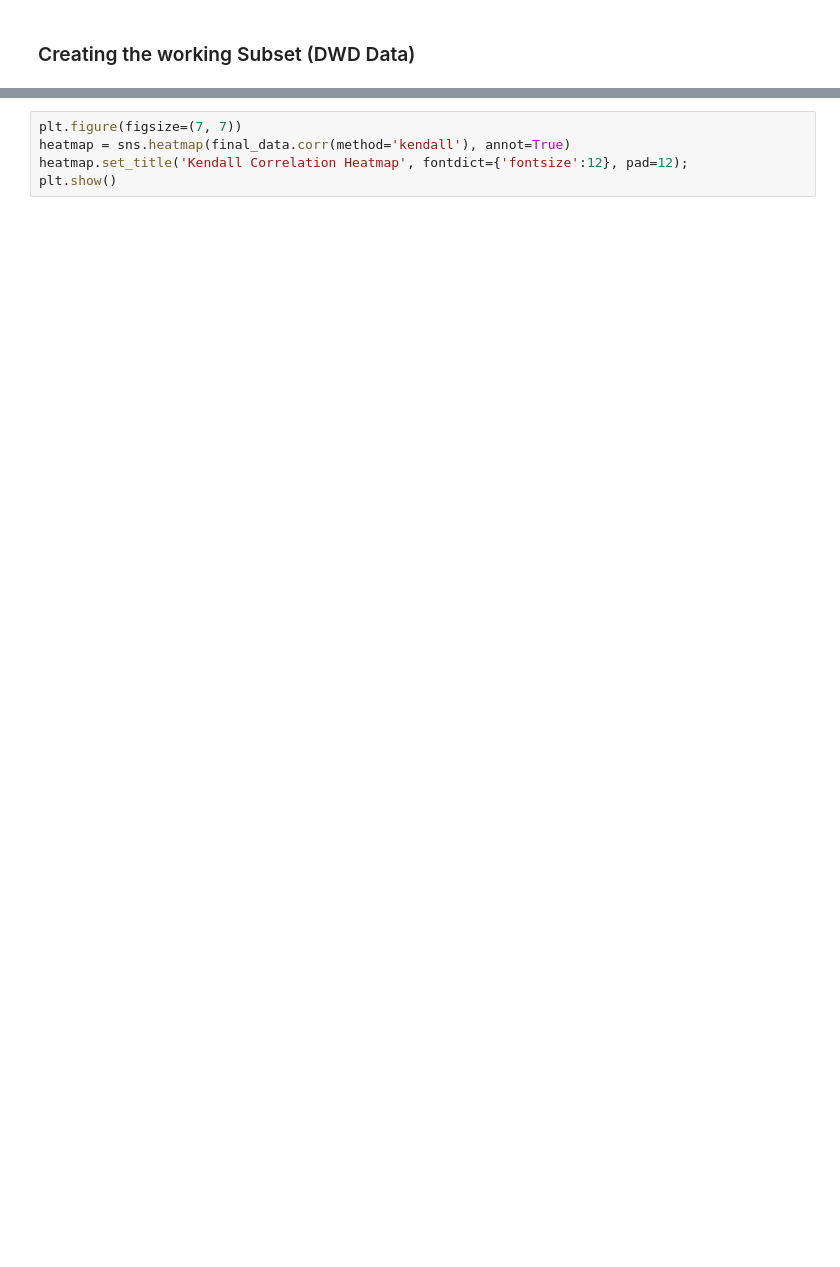
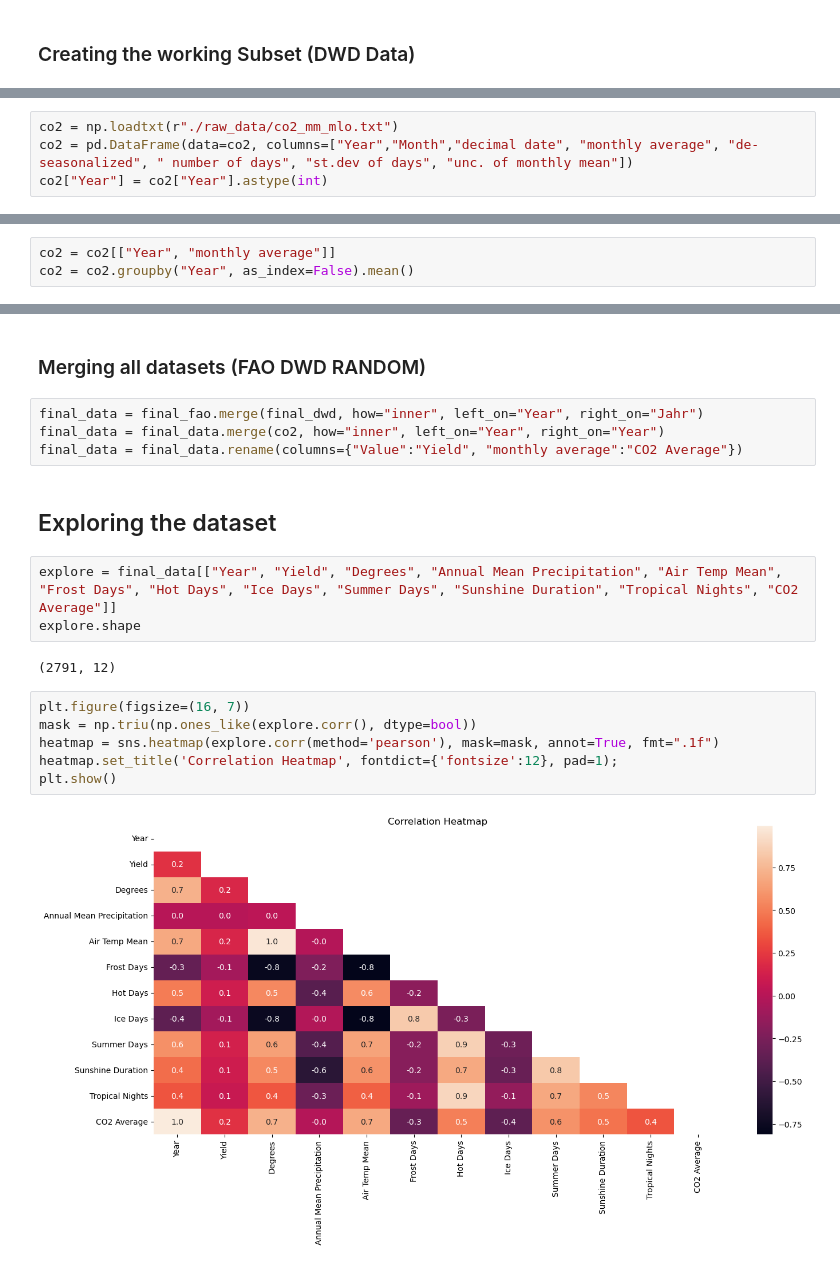
Before and after one commit to jo-atanacio/Thesis, a Jupyter notebook: merge_data.ipynb, the cells around one changed output, grey strips where cells are left out. Saved outputs shown, nothing was run; the diff lists cells and outputs as text; blank space fills up the shorter version.

```diff
--- a/merge_data.ipynb
+++ b/merge_data.ipynb
@@ -59,0 +138,4 @@ sunshine_duration
+# %%
+co2 = np.loadtxt(r"./raw_data/co2_mm_mlo.txt")
+co2 = pd.DataFrame(data=co2, columns=["Year","Month","decimal date", "monthly average", "de-seasonalized", " number of days", "st.dev of days", "unc. of monthly mean"])
+co2["Year"] = co2["Year"].astype(int)
@@ -59,0 +154,3 @@ sunshine_duration
+# %%
+co2 = co2[["Year", "monthly average"]]
+co2 = co2.groupby("Year", as_index=False).mean()
@@ -60,5 +173,21 @@ sunshine_duration
+# %% [markdown]
+### Merging all datasets (FAO DWD RANDOM)
+# %%
+final_data = final_fao.merge(final_dwd, how="inner", left_on="Year", right_on="Jahr")
+final_data = final_data.merge(co2, how="inner", left_on="Year", right_on="Year")
+final_data = final_data.rename(columns={"Value":"Yield", "monthly average":"CO2 Average"})
+# %% [markdown]
+## Exploring the dataset
+# %%
+explore = final_data[["Year", "Yield", "Degrees", "Annual Mean Precipitation", "Air Temp Mean", "Frost Days", "Hot Days", "Ice Days", "Summer Days", "Sunshine Duration", "Tropical Nights", "CO2 Average"]]
+explore.shape
+# %% [output]
+(2791, 12)
 # %%
-plt.figure(figsize=(7, 7))
-heatmap = sns.heatmap(final_data.corr(method='kendall'), annot=True)
-heatmap.set_title('Kendall Correlation Heatmap', fontdict={'fontsize':12}, pad=12);
+plt.figure(figsize=(16, 7))
+mask = np.triu(np.ones_like(explore.corr(), dtype=bool))
+heatmap = sns.heatmap(explore.corr(method='pearson'), mask=mask, annot=True, fmt=".1f")
+heatmap.set_title('Correlation Heatmap', fontdict={'fontsize':12}, pad=1);
 plt.show()
+# %% [output]
+[figure, added]
```
Also changed, not shown: parts of 18 cells of this notebook, 1 other file.
